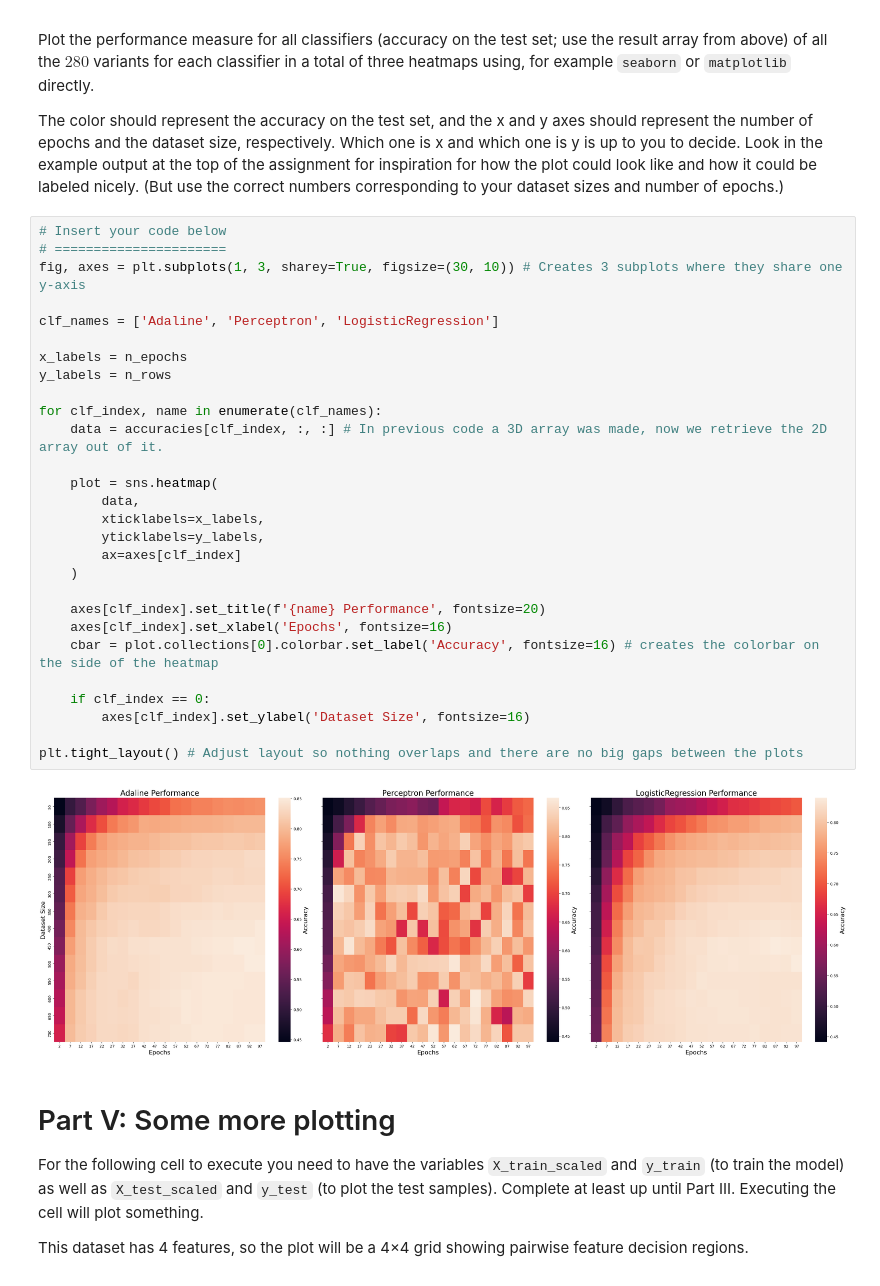
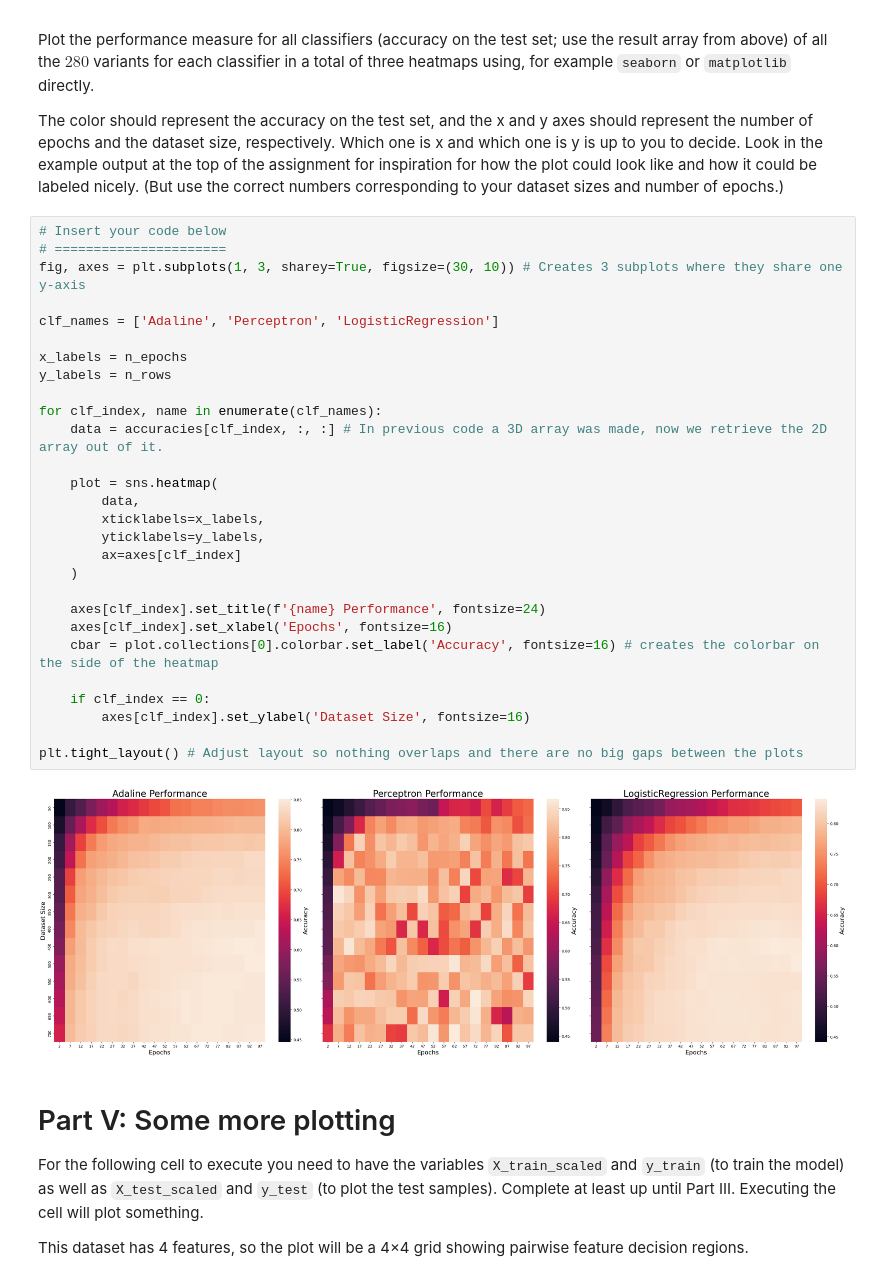
Before and after one commit to JohannesStandal/DAT200, a Jupyter notebook: CA2/CA2_DAT200_26H.ipynb, the cells around one changed output. Saved outputs shown, nothing was run; the diff lists cells and outputs as text.

```diff
--- a/CA2/CA2_DAT200_26H.ipynb
+++ b/CA2/CA2_DAT200_26H.ipynb
@@ -368,33 +364,33 @@ Which one is x and which one is y is up to you to decide. Look in the example ou
 # %%
 # Insert your code below
 # ======================
 fig, axes = plt.subplots(1, 3, sharey=True, figsize=(30, 10)) # Creates 3 subplots where they share one y-axis
 
 clf_names = ['Adaline', 'Perceptron', 'LogisticRegression']
 
 x_labels = n_epochs
 y_labels = n_rows
 
 for clf_index, name in enumerate(clf_names):
     data = accuracies[clf_index, :, :] # In previous code a 3D array was made, now we retrieve the 2D array out of it.
 
     plot = sns.heatmap(
         data,
         xticklabels=x_labels,
         yticklabels=y_labels,
         ax=axes[clf_index]
     )
 
-    axes[clf_index].set_title(f'{name} Performance', fontsize=20)
+    axes[clf_index].set_title(f'{name} Performance', fontsize=24)
     axes[clf_index].set_xlabel('Epochs', fontsize=16)
     cbar = plot.collections[0].colorbar.set_label('Accuracy', fontsize=16) # creates the colorbar on the side of the heatmap
 
     if clf_index == 0:
         axes[clf_index].set_ylabel('Dataset Size', fontsize=16)
 
 plt.tight_layout() # Adjust layout so nothing overlaps and there are no big gaps between the plots
 # %% [output]
-[figure, old version]
+[figure, new version]
 # %% [markdown]
 # Part V: Some more plotting
 For the following cell to execute you need to have the variables `X_train_scaled` and `y_train` (to train the model) as well as `X_test_scaled` and `y_test` (to plot the test samples).
```
Also changed, not shown: parts of 1 cell of this notebook.
